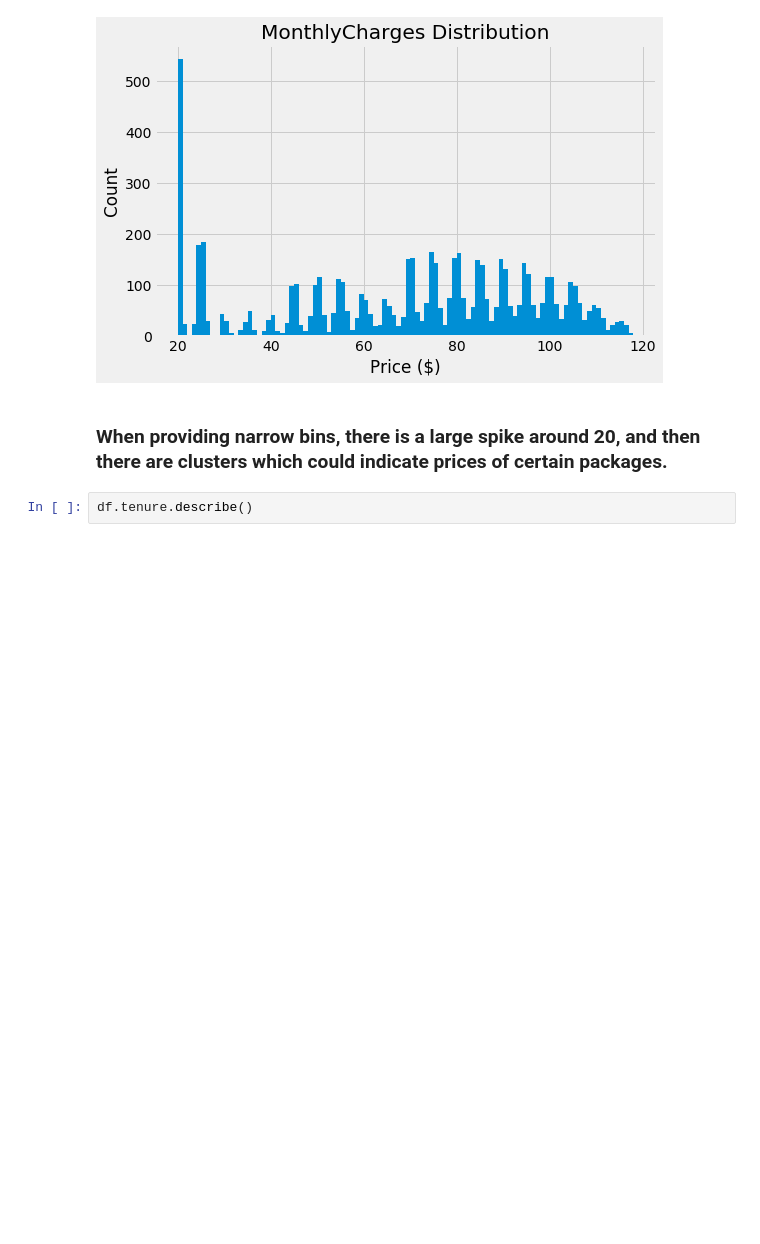
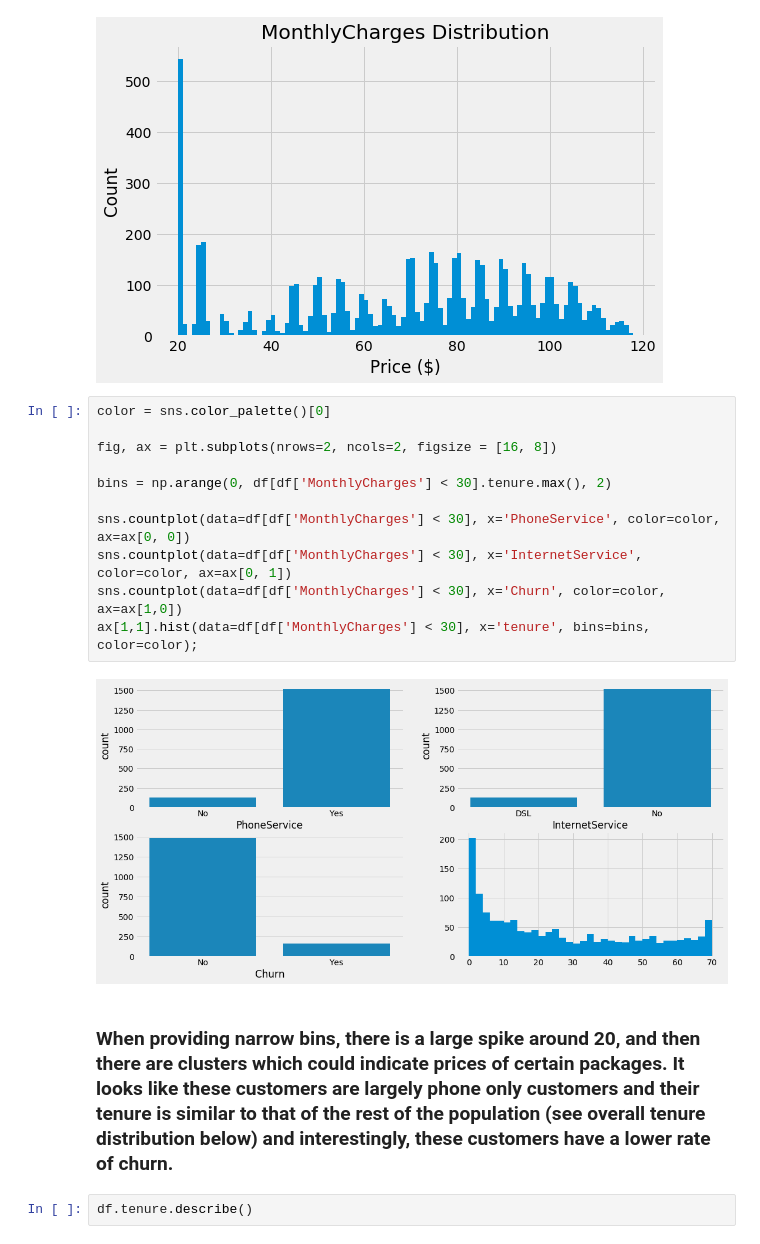
Before and after one commit to ashannon828/communicating_data_findings, a Jupyter notebook: exploration_template.ipynb, the cells around one changed output. Cells and saved outputs as stored; diff of their text form; blank space fills up the shorter version.

```diff
--- a/exploration_template.ipynb
+++ b/exploration_template.ipynb
@@ -191,8 +193,21 @@ plt.ylabel('Count')
 plt.title('MonthlyCharges Distribution');
 # %% [output]
 [figure]
+# %%
+color = sns.color_palette()[0]
+
+fig, ax = plt.subplots(nrows=2, ncols=2, figsize = [16, 8])
+
+bins = np.arange(0, df[df['MonthlyCharges'] < 30].tenure.max(), 2)
+
+sns.countplot(data=df[df['MonthlyCharges'] < 30], x='PhoneService', color=color, ax=ax[0, 0])
+sns.countplot(data=df[df['MonthlyCharges'] < 30], x='InternetService', color=color, ax=ax[0, 1])
+sns.countplot(data=df[df['MonthlyCharges'] < 30], x='Churn', color=color, ax=ax[1,0])
+ax[1,1].hist(data=df[df['MonthlyCharges'] < 30], x='tenure', bins=bins, color=color);
+# %% [output]
+[figure, added]
 # %% [markdown]
-### When providing narrow bins, there is a large spike around 20, and then there are clusters which could indicate prices of certain packages.
+### When providing narrow bins, there is a large spike around 20, and then there are clusters which could indicate prices of certain packages.  It looks like these customers are largely phone only customers and their tenure is similar to that of the rest of the population (see overall tenure distribution below) and interestingly, these customers have a lower rate of churn.
 # %%
 df.tenure.describe()
 # %% [output]
```
Also changed, not shown: parts of 13 cells of this notebook.
